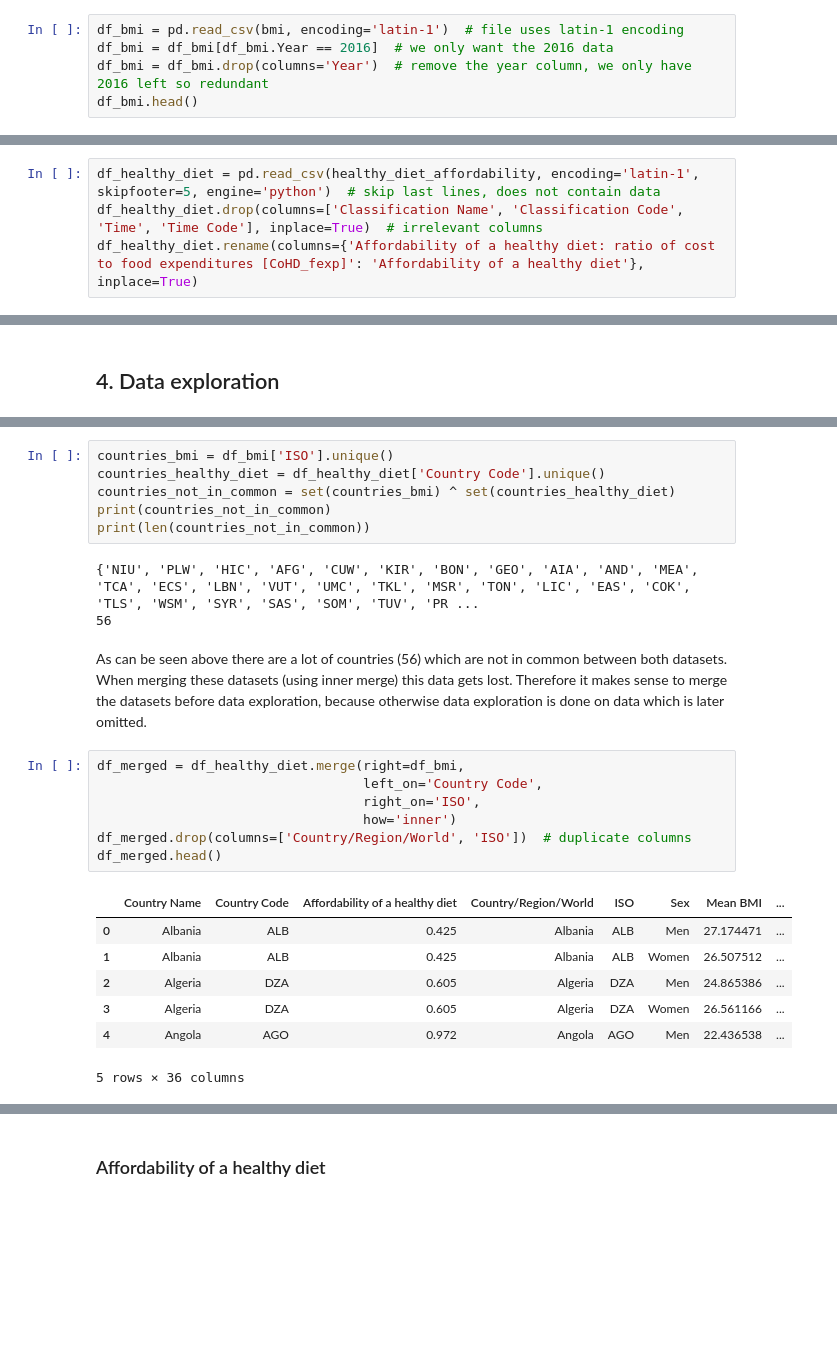
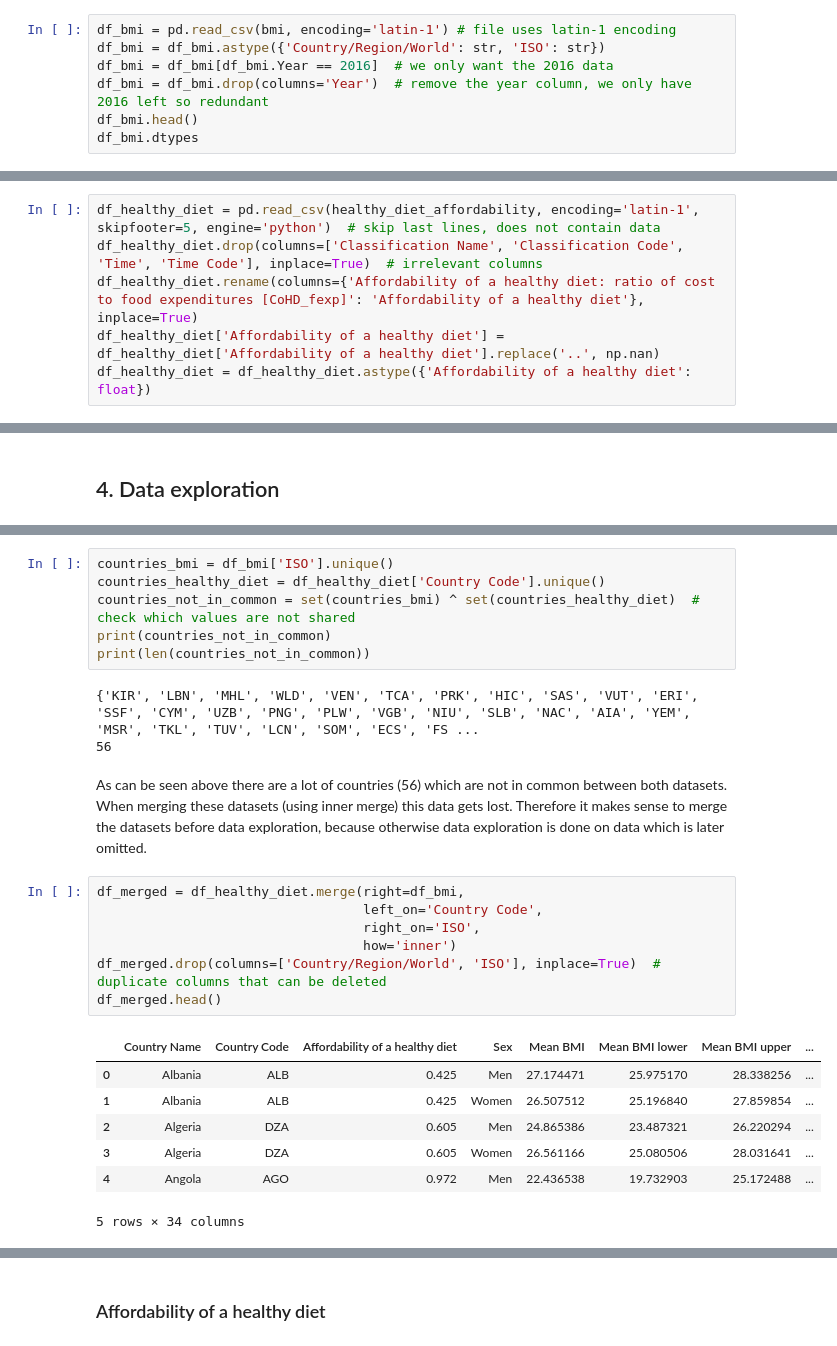
Before and after one commit to JobMaathuis/Affordability_healthy_diet_and_BMI, a Jupyter notebook: final_assignment.ipynb, the cells around one changed output, grey strips where cells are left out. Saved outputs shown, nothing was run; the diff lists cells and outputs as text; blank space fills up the shorter version.

```diff
--- a/final_assignment.ipynb
+++ b/final_assignment.ipynb
@@ -24,8 +33,10 @@ healthy_diet_affordability = config['food_affordability']
 # %% [markdown]
 ### 3.1 BMI
 # %%
-df_bmi = pd.read_csv(bmi, encoding='latin-1')  # file uses latin-1 encoding
+df_bmi = pd.read_csv(bmi, encoding='latin-1') # file uses latin-1 encoding
+df_bmi = df_bmi.astype({'Country/Region/World': str, 'ISO': str})
 df_bmi = df_bmi[df_bmi.Year == 2016]  # we only want the 2016 data
 df_bmi = df_bmi.drop(columns='Year')  # remove the year column, we only have 2016 left so redundant
 df_bmi.head()
+df_bmi.dtypes
 # %% [output]
@@ -59,5 +80,7 @@ df_bmi.head()
 df_healthy_diet = pd.read_csv(healthy_diet_affordability, encoding='latin-1', skipfooter=5, engine='python')  # skip last lines, does not contain data
 df_healthy_diet.drop(columns=['Classification Name', 'Classification Code', 'Time', 'Time Code'], inplace=True)  # irrelevant columns
 df_healthy_diet.rename(columns={'Affordability of a healthy diet: ratio of cost to food expenditures [CoHD_fexp]': 'Affordability of a healthy diet'}, inplace=True)
+df_healthy_diet['Affordability of a healthy diet'] = df_healthy_diet['Affordability of a healthy diet'].replace('..', np.nan)
+df_healthy_diet = df_healthy_diet.astype({'Affordability of a healthy diet': float})
 # %%
 df_healthy_diet.head()
@@ -73,26 +97,26 @@ df_healthy_diet.head()
 # %%
 countries_bmi = df_bmi['ISO'].unique()
 countries_healthy_diet = df_healthy_diet['Country Code'].unique()
-countries_not_in_common = set(countries_bmi) ^ set(countries_healthy_diet)
+countries_not_in_common = set(countries_bmi) ^ set(countries_healthy_diet)  # check which values are not shared
 print(countries_not_in_common)
 print(len(countries_not_in_common))
 # %% [output]
-{'NIU', 'PLW', 'HIC', 'AFG', 'CUW', 'KIR', 'BON', 'GEO', 'AIA', 'AND', 'MEA', 'TCA', 'ECS', 'LBN', 'VUT', 'UMC', 'TKL', 'MSR', 'TON', 'LIC', 'EAS', 'COK', 'TLS', 'WSM', 'SYR', 'SAS', 'SOM', 'TUV', 'PR ...
+{'KIR', 'LBN', 'MHL', 'WLD', 'VEN', 'TCA', 'PRK', 'HIC', 'SAS', 'VUT', 'ERI', 'SSF', 'CYM', 'UZB', 'PNG', 'PLW', 'VGB', 'NIU', 'SLB', 'NAC', 'AIA', 'YEM', 'MSR', 'TKL', 'TUV', 'LCN', 'SOM', 'ECS', 'FS ...
 56
 # %% [markdown]
 As can be seen above there are a lot of countries (56) which are not in common between both datasets. When merging these datasets (using inner merge) this data gets lost. Therefore it makes sense to merge the datasets before data exploration, because otherwise data exploration is done on data which is later omitted.
 # %%
 df_merged = df_healthy_diet.merge(right=df_bmi,
                                   left_on='Country Code',
                                   right_on='ISO',
                                   how='inner')
-df_merged.drop(columns=['Country/Region/World', 'ISO'])  # duplicate columns
+df_merged.drop(columns=['Country/Region/World', 'ISO'], inplace=True)  # duplicate columns that can be deleted
 df_merged.head()
 # %% [output]
-|  | Country Name | Country Code | Affordability of a healthy diet | Country/Region/World | ISO | Sex | Mean BMI | ... |
-| 0 | Albania | ALB | 0.425 | Albania | ALB | Men | 27.174471 | ... |
-| 1 | Albania | ALB | 0.425 | Albania | ALB | Women | 26.507512 | ... |
-| 2 | Algeria | DZA | 0.605 | Algeria | DZA | Men | 24.865386 | ... |
-| 3 | Algeria | DZA | 0.605 | Algeria | DZA | Women | 26.561166 | ... |
-| 4 | Angola | AGO | 0.972 | Angola | AGO | Men | 22.436538 | ... |
+|  | Country Name | Country Code | Affordability of a healthy diet | Sex | Mean BMI | Mean BMI lower | Mean BMI upper | ... |
+| 0 | Albania | ALB | 0.425 | Men | 27.174471 | 25.975170 | 28.338256 | ... |
+| 1 | Albania | ALB | 0.425 | Women | 26.507512 | 25.196840 | 27.859854 | ... |
+| 2 | Algeria | DZA | 0.605 | Men | 24.865386 | 23.487321 | 26.220294 | ... |
+| 3 | Algeria | DZA | 0.605 | Women | 26.561166 | 25.080506 | 28.031641 | ... |
+| 4 | Angola | AGO | 0.972 | Men | 22.436538 | 19.732903 | 25.172488 | ... |
-5 rows × 36 columns
+5 rows × 34 columns
```
Also changed, not shown: parts of 24 cells of this notebook.
